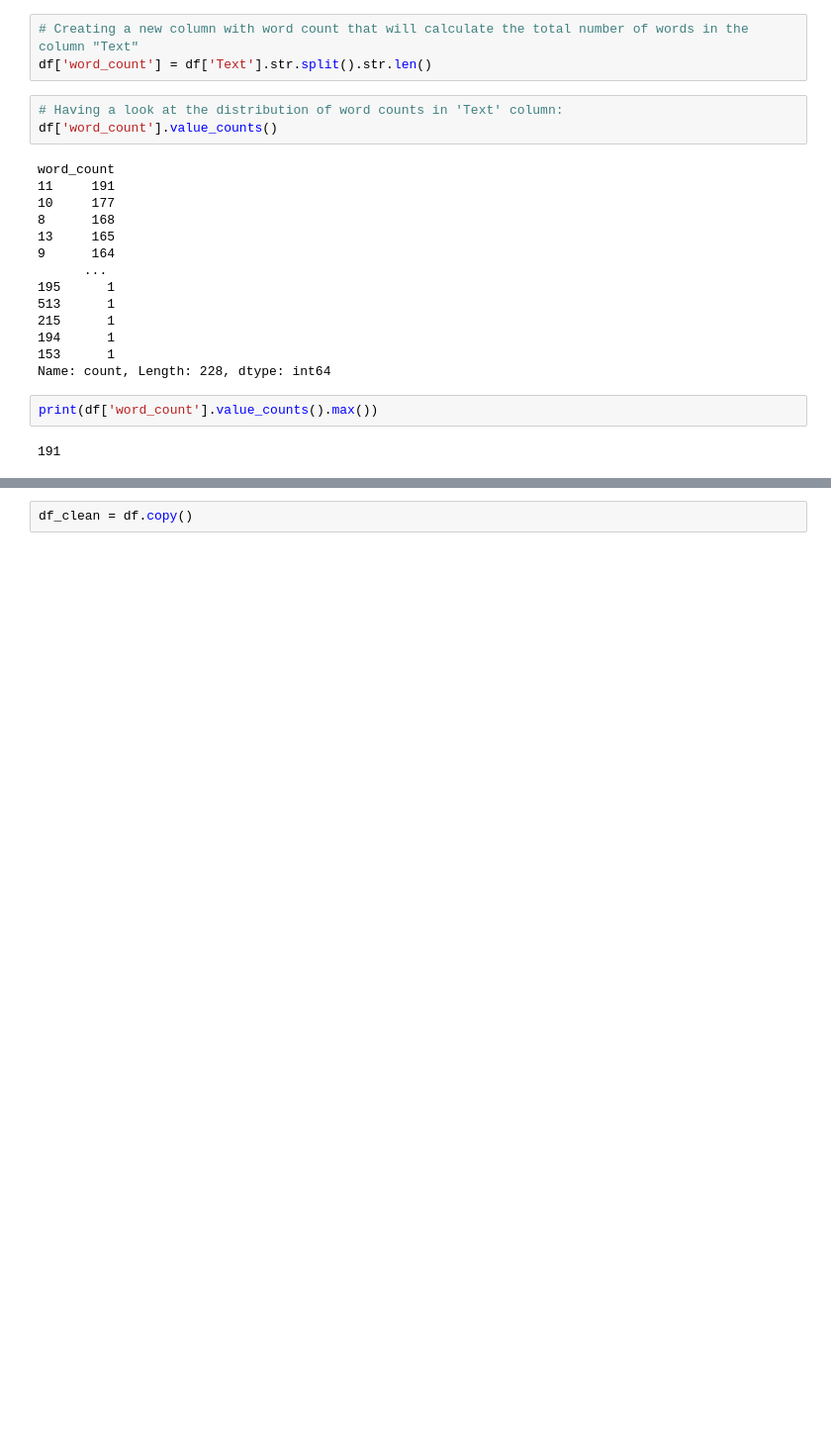
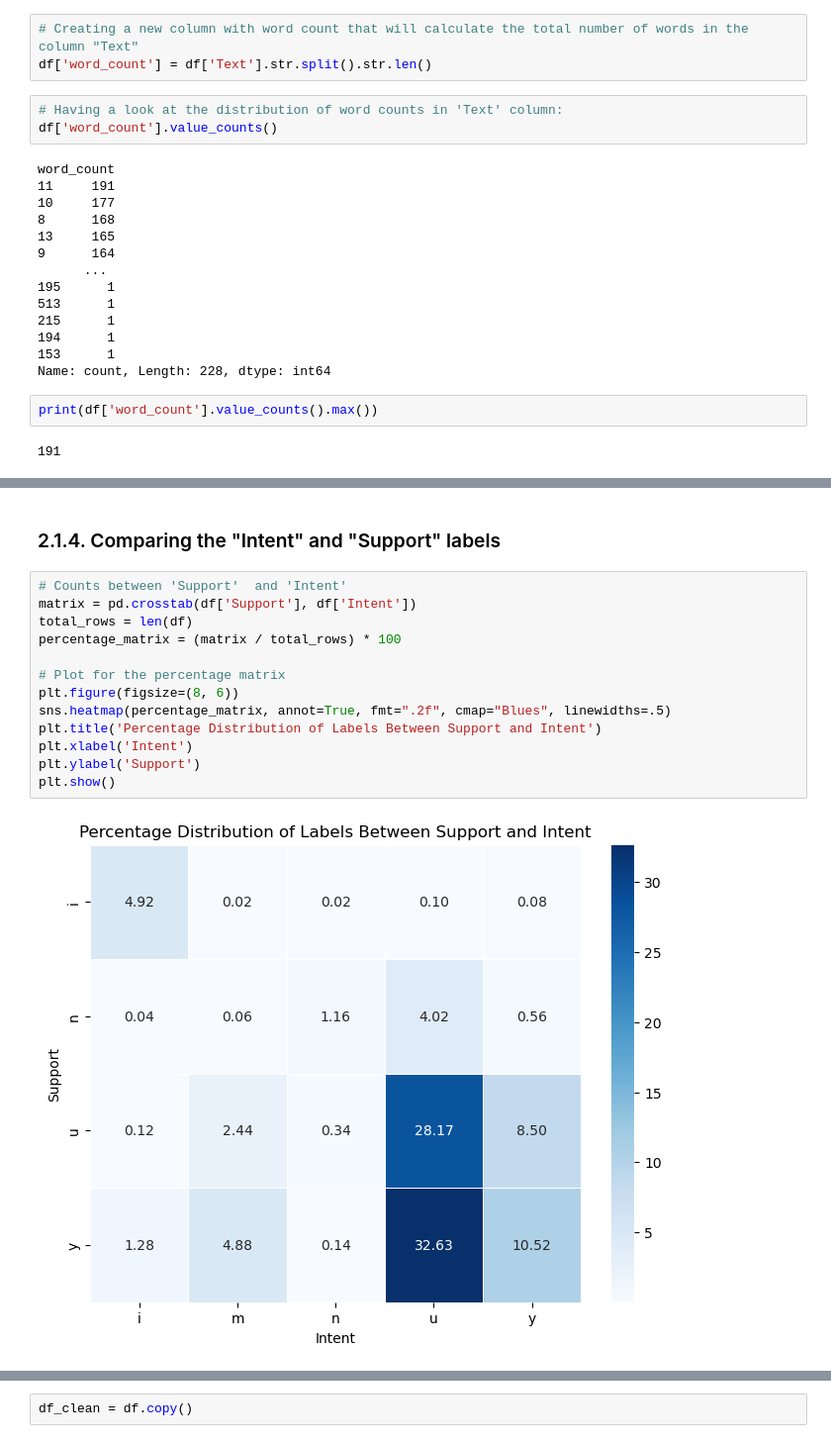
Before and after one commit to lusavkaedu/wallstreetbets, a Jupyter notebook: notebooks/01_Labelled_EDA_cleaning.ipynb, the cells around one changed output, grey strips where cells are left out. Shown at 99% size. Saved outputs shown, nothing was run; the diff lists cells and outputs as text; blank space fills up the shorter version.

```diff
--- a/notebooks/01_Labelled_EDA_cleaning.ipynb
+++ b/notebooks/01_Labelled_EDA_cleaning.ipynb
@@ -259,0 +336,17 @@ The distribution of word count is extremely skewed, with majority (>75%) of post
+# %% [markdown]
+### 2.1.4. Comparing the "Intent" and "Support" labels
+# %%
+# Counts between 'Support'  and 'Intent'
+matrix = pd.crosstab(df['Support'], df['Intent'])
+total_rows = len(df)
+percentage_matrix = (matrix / total_rows) * 100
+
+# Plot for the percentage matrix
+plt.figure(figsize=(8, 6))
+sns.heatmap(percentage_matrix, annot=True, fmt=".2f", cmap="Blues", linewidths=.5)
+plt.title('Percentage Distribution of Labels Between Support and Intent')
+plt.xlabel('Intent')
+plt.ylabel('Support')
+plt.show()
+# %% [output]
+[figure, added]
```
Also changed, not shown: parts of 43 cells of this notebook.
